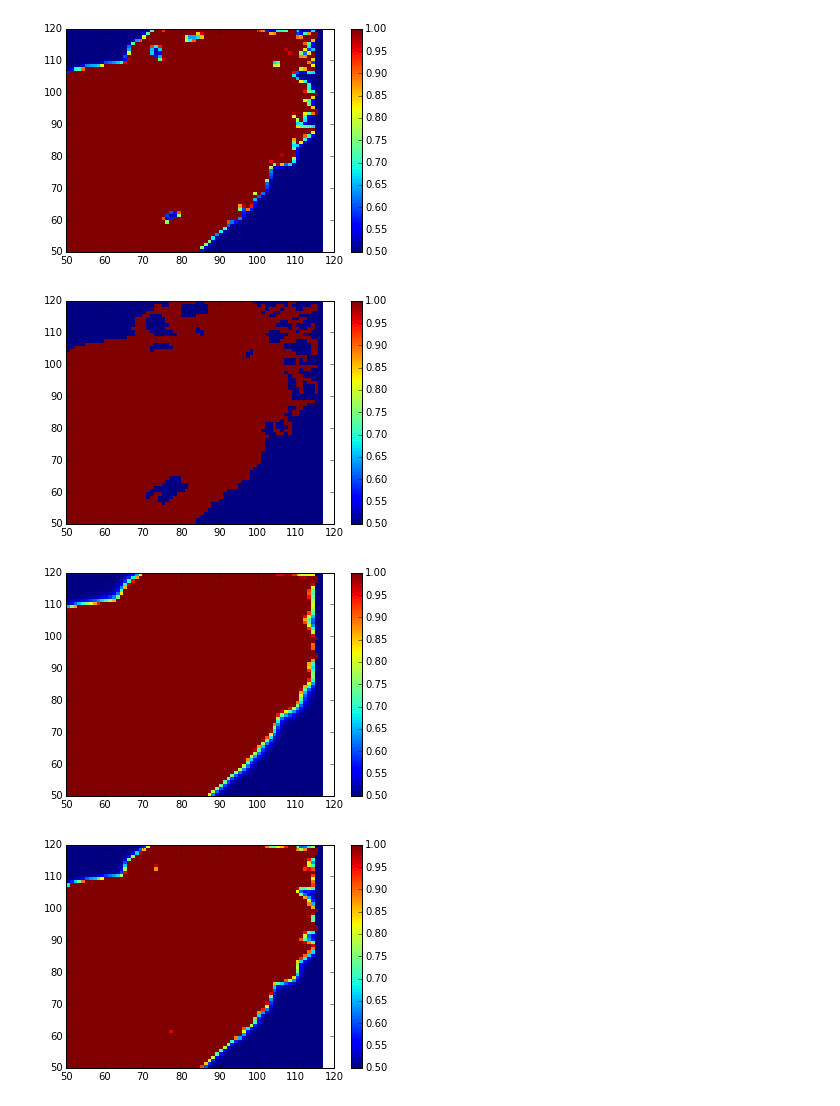
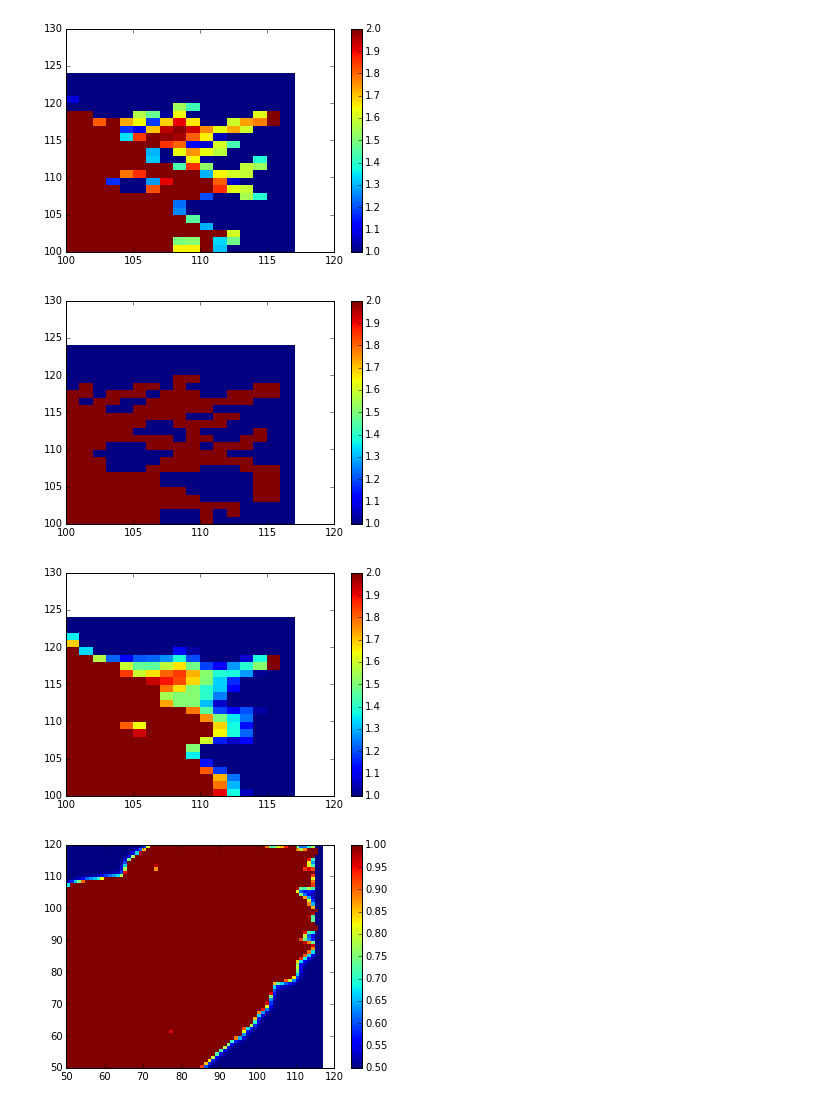
Before and after one commit to okadate/notebook, a Jupyter notebook: check_grd.ipynb, the cells around one changed output. Drawn from its saved outputs; the diff is of its cells as text; code cells hidden in the pictures.

```diff
--- a/check_grd.ipynb
+++ b/check_grd.ipynb
@@ -1,34 +1,34 @@
 # %%
 %matplotlib inline
 
 import matplotlib.pyplot as plt
 import netCDF4
 import numpy as np
 
 def check_grd(ncfile):
     nc = netCDF4.Dataset(ncfile, 'r')
     h = nc.variables['h'][:,:]
     fig, ax = plt.subplots(1,1)
     #pc = ax.contourf(h, np.arange(1, 20, 1), extend='max')
-    pc = ax.pcolor(h, vmin=0.5, vmax=1)
+    pc = ax.pcolor(h, vmin=1, vmax=2)
     plt.colorbar(pc)
-    ax.set_xlim(50,120)
-    ax.set_ylim(50,120)
+    ax.set_xlim(100,120)
+    ax.set_ylim(100,130)
 
 ncfile = '/Users/teruhisa/Dropbox/Data/ob500_grd-6.nc'
 check_grd(ncfile)
 # %% [output]
-[figure, old version]
+[figure, new version]
 # %%
 ncfile = '/Users/teruhisa/Dropbox/Data/ob500_grd-v5.nc'
 check_grd(ncfile)
 # %% [output]
-[figure, old version]
+[figure, new version]
 # %%
 ncfile = '/Users/teruhisa/Dropbox/Data/ob500_grd-7.nc'
 check_grd(ncfile)
 # %% [output]
-[figure, old version]
+[figure, new version]
 # %%
 ncfile = '/Users/teruhisa/Dropbox/Data/ob500_grd-7.nc'
 check_grd(ncfile)
```
Also changed, not shown: 4 other files.
